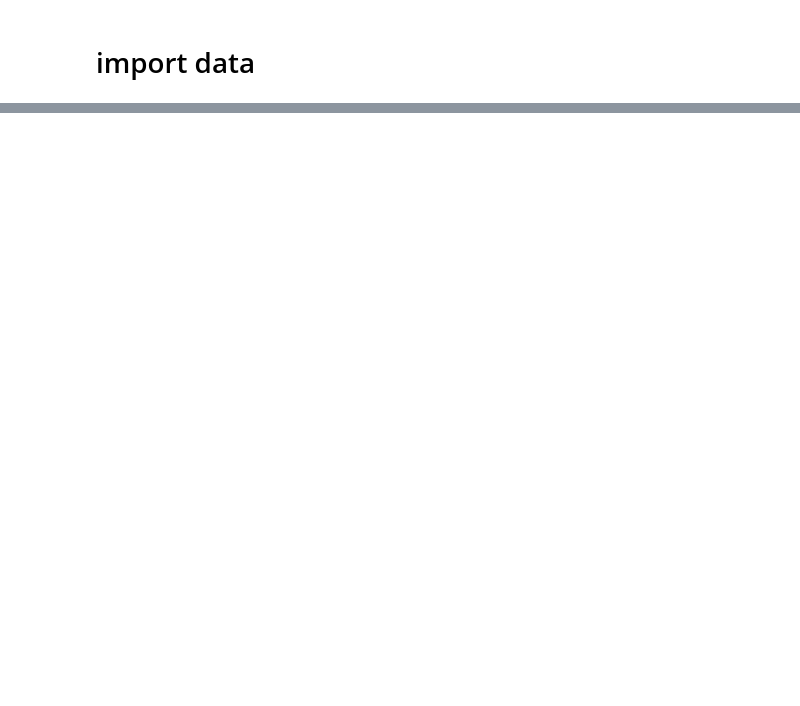
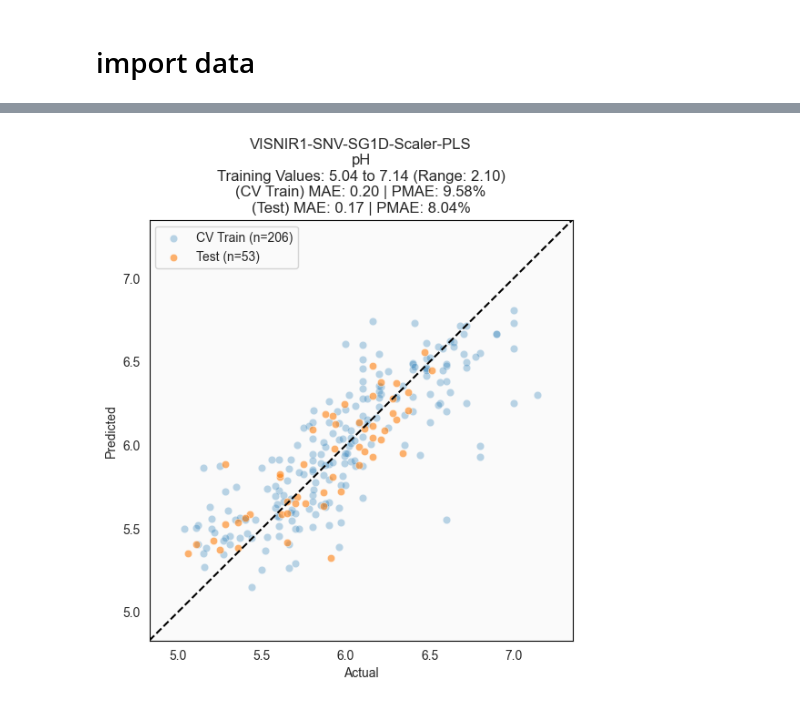
Before and after one commit to ryan-soh-pprint/DS_template, a Jupyter notebook: notebooks/06_train_profile.ipynb, the cells around one changed output, grey strips where cells are left out. Saved outputs shown, nothing was run; the diff lists cells and outputs as text; code cells hidden in the pictures; blank space fills up the shorter version.

```diff
--- a/notebooks/06_train_profile.ipynb
+++ b/notebooks/06_train_profile.ipynb
@@ -475,0 +97,5 @@ Evaluating model for Sensory Value
+# %%
+params_to_train = y_train.columns.tolist()
+not_train_params = ['set', 'Grade', 'BrownSug_Adulteration']
+params_to_train = [p for p in params_to_train if p not in not_train_params]
+params_to_train
@@ -475,0 +108,6 @@ Evaluating model for Sensory Value
+# %%
+model_version = f"{split}.0"
+
+model_folder = Path("../../models/") / version / split / model_version
+model_folder.mkdir(parents=True, exist_ok=True)
+model_folder
@@ -475,0 +116,86 @@ Evaluating model for Sensory Value
+# %%
+for i, param in enumerate(params_to_train):
+    clear_output(wait=True)
+
+    # if i !=0:
+    #     # For testing purposes, only run the first parameter
+    #     break
+
+    param_folder = model_folder / f'{param}'
+    param_folder.mkdir(parents=True, exist_ok=True)
+
+    STORAGE_URL = f"sqlite:///{param_folder}/model_training.db"
+
+    selected_y_train = y_train[param].copy()
+
+    model_name = f'{param}'
+
+    if (param_folder / f"trainer.pkl").exists():
+        print(f"Trainer for {param} already exists. Loading...")
+
+        trainer = AutoML.load(param_folder)
+        pipeline = trainer.get_pipeline()
+        pipeline_platform = trainer.get_pipeline_platform()
+
+    else:
+        print(f"Training model for {param}...")
+
+        # Initialise AutoML model
+        trainer = AutoML(
+            task_type="profile",
+            model_name=model_name,
+            metric_names = ["loss"],
+            direction = ["minimize",],
+            datatype = 'v4',
+            # n_startup_trials=2,
+            # n_trials=5,
+        )
+
+        # Launch new dashboard
+        dashboard_process = subprocess.Popen(
+            ["optuna-dashboard", STORAGE_URL, "--port", "8080"]
+        )
+        display(HTML('<a href="http://localhost:8080" target="_blank">Open Optuna Dashboard</a>'))
+
+        trainer.fit(
+            X_train,
+            selected_y_train,
+            groups=selected_y_train.index,
+            storage=STORAGE_URL,
+            )
+
+        trainer.save(param_folder)
+
+        pipeline = trainer.get_pipeline()
+
+        with open(param_folder / f"tasteprofile_model_{param}.pkl", "wb") as f:
+            pkl.dump(pipeline, f)
+
+    print(trainer.best_params)
+
+    # get cv train
+    y_train_pred = cross_group_predict(
+        pipeline,
+        X_train,
+        selected_y_train,
+        groups=selected_y_train.index,
+        cv=PERCENTILE_KFOLD
+    )
+
+    y_test_pred = pd.Series(pipeline.predict(X_test), index=X_test.index).groupby(X_test.index).median()
+
+    fig = plot_regression_results(
+        model_steps = "-".join(pipeline.named_steps.keys()),
+        param = param,
+        y_train_pred = y_train_pred,
+        y_train_true = selected_y_train.groupby(selected_y_train.index).first(),
+        y_test_pred = y_test_pred,
+        y_test_true = y_test[param].groupby(y_test.index).first(),
+        labels = ['CV Train', 'Test'],
+        show_error_bands = False,
+        show_max_error = False,
+        show_R2 = False
+    )
+
+    fig.savefig(param_folder / f"{param}_regression_results.png", dpi=300, bbox_inches='tight')
+# %% [output]
@@ -475,0 +222 @@ Evaluating model for Sensory Value
+[figure, added]
```
Also changed, not shown: parts of 30 cells of this notebook, 5 other files.
